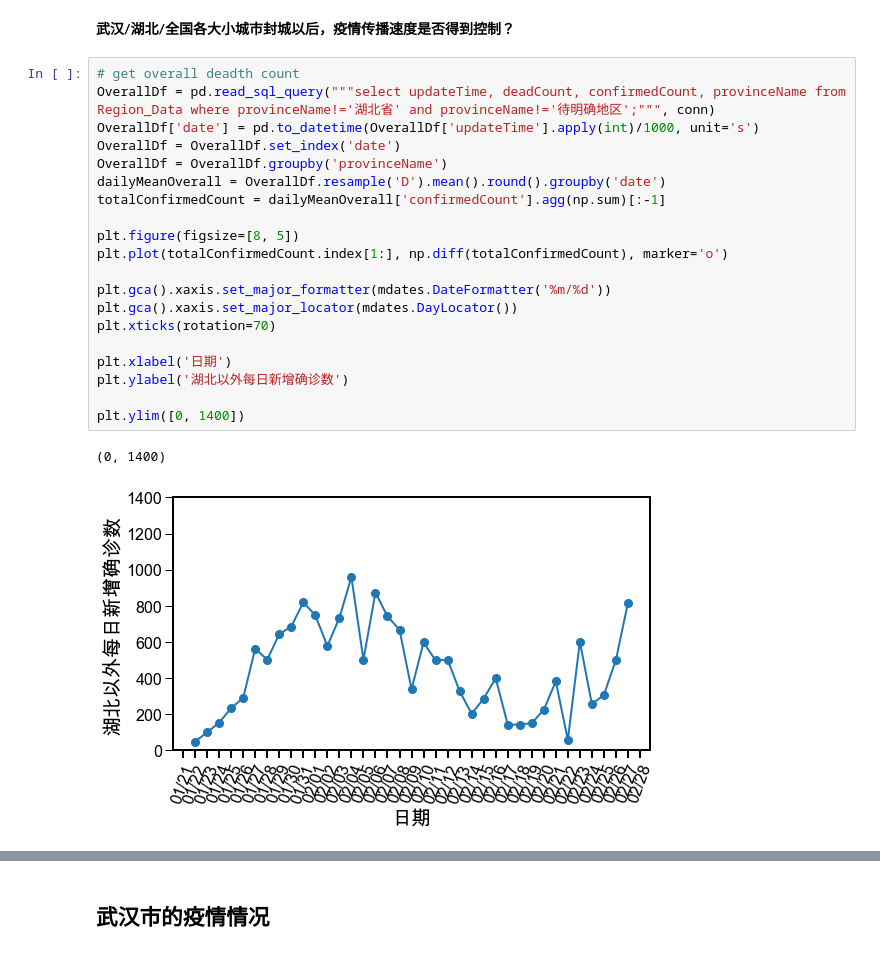
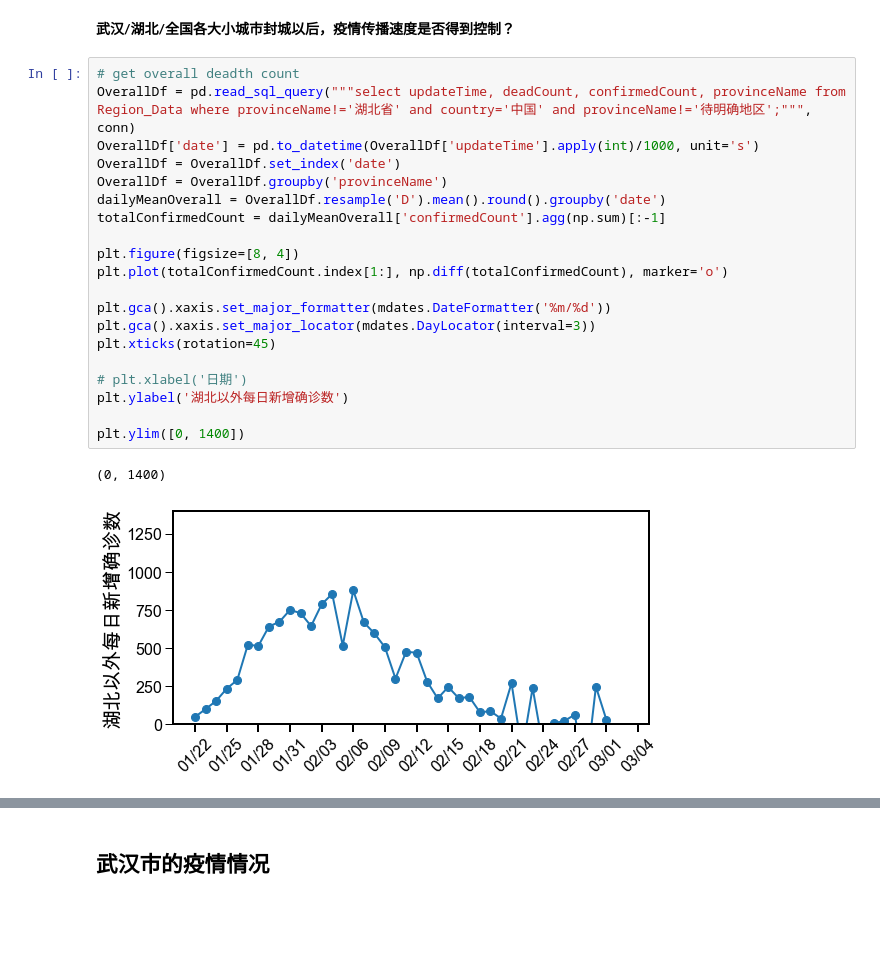
Before and after one commit to ZPYin/COVID-19_Visualizer, a Jupyter notebook: notebook/statistical_analysis.ipynb, the cells around one changed output, grey strips where cells are left out. Cells and saved outputs as stored; diff of their text form; blank space fills up the shorter version.

Commit message:
improvement(data_visualizer.py): adjust the yaxis range
change the yaxis of the overall plot

```diff
--- a/notebook/statistical_analysis.ipynb
+++ b/notebook/statistical_analysis.ipynb
@@ -67,26 +67,26 @@ Text(0.5,0.6,'全国实时表观死亡比例 = 累计死亡数/累计确诊数')
 **武汉/湖北/全国各大小城市封城以后，疫情传播速度是否得到控制？**
 # %%
 # get overall deadth count
-OverallDf = pd.read_sql_query("""select updateTime, deadCount, confirmedCount, provinceName from Region_Data where provinceName!='湖北省' and provinceName!='待明确地区';""", conn)
+OverallDf = pd.read_sql_query("""select updateTime, deadCount, confirmedCount, provinceName from Region_Data where provinceName!='湖北省' and country='中国' and provinceName!='待明确地区';""", conn)
 OverallDf['date'] = pd.to_datetime(OverallDf['updateTime'].apply(int)/1000, unit='s')
 OverallDf = OverallDf.set_index('date')
 OverallDf = OverallDf.groupby('provinceName')
 dailyMeanOverall = OverallDf.resample('D').mean().round().groupby('date')
 totalConfirmedCount = dailyMeanOverall['confirmedCount'].agg(np.sum)[:-1]
 
-plt.figure(figsize=[8, 5])
+plt.figure(figsize=[8, 4])
 plt.plot(totalConfirmedCount.index[1:], np.diff(totalConfirmedCount), marker='o')
 
 plt.gca().xaxis.set_major_formatter(mdates.DateFormatter('%m/%d'))
-plt.gca().xaxis.set_major_locator(mdates.DayLocator())
-plt.xticks(rotation=70)
+plt.gca().xaxis.set_major_locator(mdates.DayLocator(interval=3))
+plt.xticks(rotation=45)
 
-plt.xlabel('日期')
+# plt.xlabel('日期')
 plt.ylabel('湖北以外每日新增确诊数')
 
 plt.ylim([0, 1400])
 # %% [output]
 (0, 1400)
-[figure, old version]
+[figure, new version]
 # %%
 # get data
```
Also changed, not shown: parts of 4 cells of this notebook, 1 other file.
